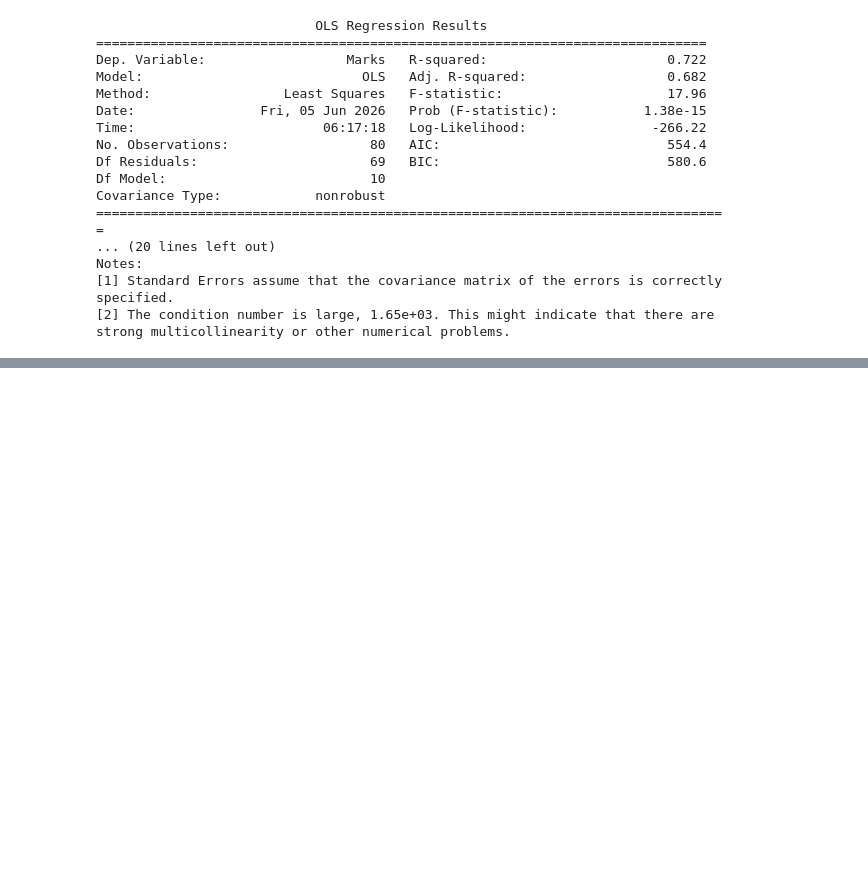
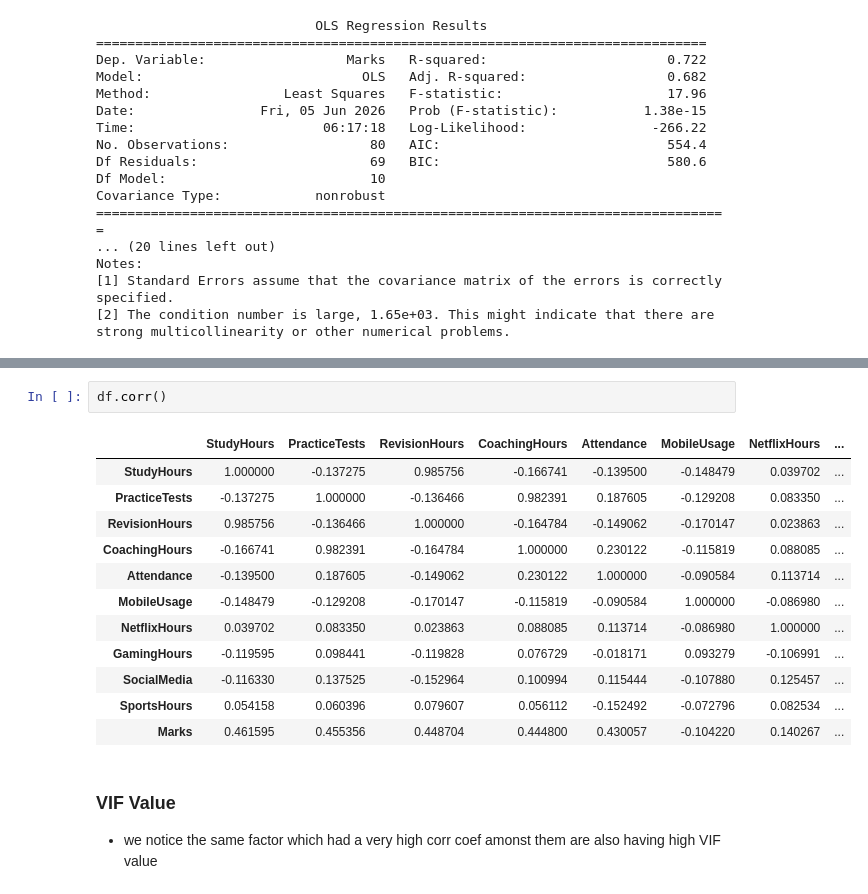
Before and after one commit to Omkar210/Statistics-and-ML, a Jupyter notebook: Day16.ipynb, the cells around one changed output, grey strips where cells are left out. Saved outputs shown, nothing was run; the diff lists cells and outputs as text; blank space fills up the shorter version.

```diff
--- a/Day16.ipynb
+++ b/Day16.ipynb
@@ -131,0 +134,19 @@ strong multicollinearity or other numerical problems.
+# %%
+df.corr()
+# %% [output]
+|  | StudyHours | PracticeTests | RevisionHours | CoachingHours | Attendance | MobileUsage | NetflixHours | ... |
+| StudyHours | 1.000000 | -0.137275 | 0.985756 | -0.166741 | -0.139500 | -0.148479 | 0.039702 | ... |
+| PracticeTests | -0.137275 | 1.000000 | -0.136466 | 0.982391 | 0.187605 | -0.129208 | 0.083350 | ... |
+| RevisionHours | 0.985756 | -0.136466 | 1.000000 | -0.164784 | -0.149062 | -0.170147 | 0.023863 | ... |
+| CoachingHours | -0.166741 | 0.982391 | -0.164784 | 1.000000 | 0.230122 | -0.115819 | 0.088085 | ... |
+| Attendance | -0.139500 | 0.187605 | -0.149062 | 0.230122 | 1.000000 | -0.090584 | 0.113714 | ... |
+| MobileUsage | -0.148479 | -0.129208 | -0.170147 | -0.115819 | -0.090584 | 1.000000 | -0.086980 | ... |
+| NetflixHours | 0.039702 | 0.083350 | 0.023863 | 0.088085 | 0.113714 | -0.086980 | 1.000000 | ... |
+| GamingHours | -0.119595 | 0.098441 | -0.119828 | 0.076729 | -0.018171 | 0.093279 | -0.106991 | ... |
+| SocialMedia | -0.116330 | 0.137525 | -0.152964 | 0.100994 | 0.115444 | -0.107880 | 0.125457 | ... |
+| SportsHours | 0.054158 | 0.060396 | 0.079607 | 0.056112 | -0.152492 | -0.072796 | 0.082534 | ... |
+| Marks | 0.461595 | 0.455356 | 0.448704 | 0.444800 | 0.430057 | -0.104220 | 0.140267 | ... |
+# %% [markdown]
+### VIF Value
+
+- we notice the same factor which had a very high corr coef amonst them are also having high VIF value
```
Also changed, not shown: parts of 7 cells of this notebook.
